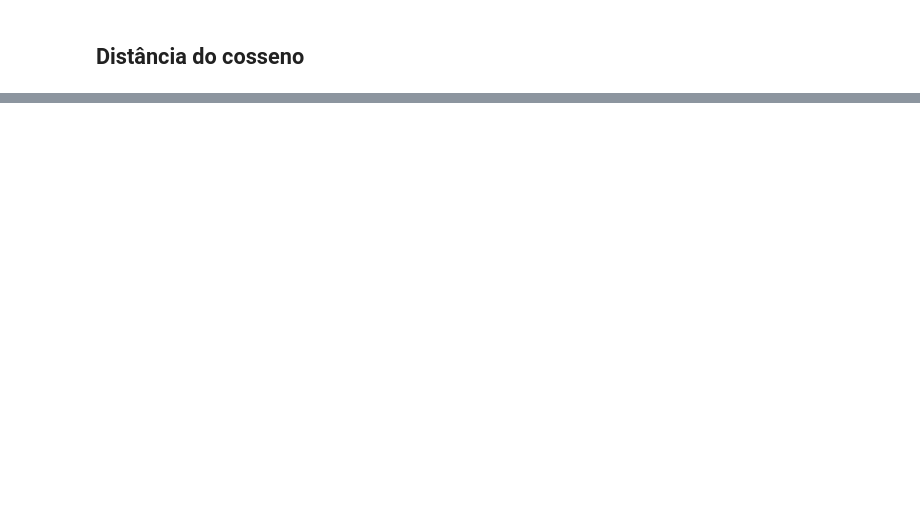
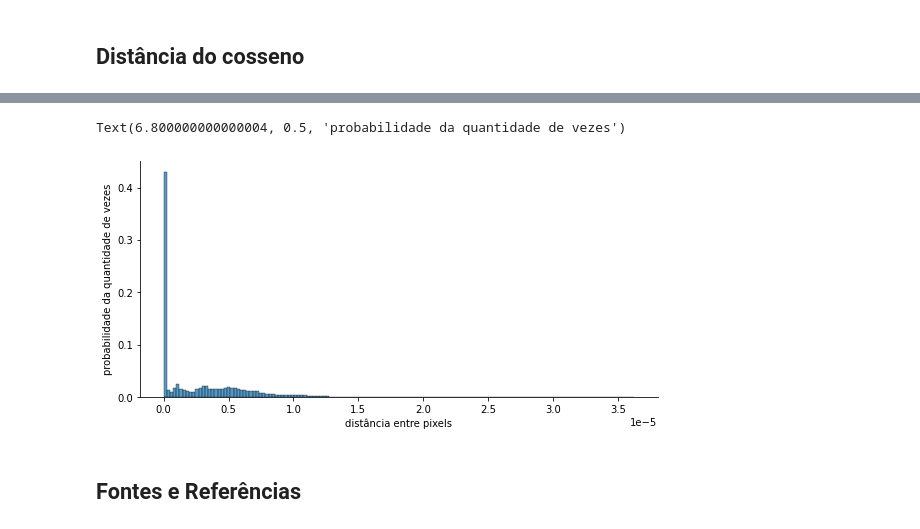
Before and after one commit to svhenrique/pi-opencv-basic, a Jupyter notebook: Untitled0.ipynb, the cells around one changed output, grey strips where cells are left out. Cells and saved outputs as stored; diff of their text form; code cells hidden in the pictures; blank space fills up the shorter version.

```diff
--- a/Untitled0.ipynb
+++ b/Untitled0.ipynb
@@ -507,0 +492,32 @@ Text(1.960000000000008, 0.5, 'probabilidade da quantidade de vezes')
+# %%
+# função que retorna um vetor com a distância cosseno entre os pixels das imagens d1 e d2
+def comparation_cos(d1, d2):
+
+  if d1.shape != d2.shape:
+    raise Exception('d1 e d2 precisam ter dimensões iguais')
+
+  result = []
+  shape = d1.shape
+
+  for i in range(shape[0]):
+    for k in range(shape[1]):
+
+      d1_values = d1[i][k].reshape(1, -1)
+      d2_values = d2[i][k].reshape(1, -1)
+      distance = 1 - cosine_similarity(d1_values, d2_values)[0][0]
+      result.append(distance)
+
+  return result
+# %%
+# calculando diferênça entre pixels de original_image e cmyk_imge
+result = comparation_cos(original_image, cmyk_image)
+# %%
+# plotando os gráficos
+sns.displot(result, stat="probability", height=4, aspect=2)
+plt.xlabel('distância entre pixels')
+plt.ylabel('probabilidade da quantidade de vezes')
+# %% [output]
+Text(6.800000000000004, 0.5, 'probabilidade da quantidade de vezes')
+[figure, added]
+# %% [markdown]
+## Fontes e Referências
```
Also changed, not shown: parts of 18 cells of this notebook.
